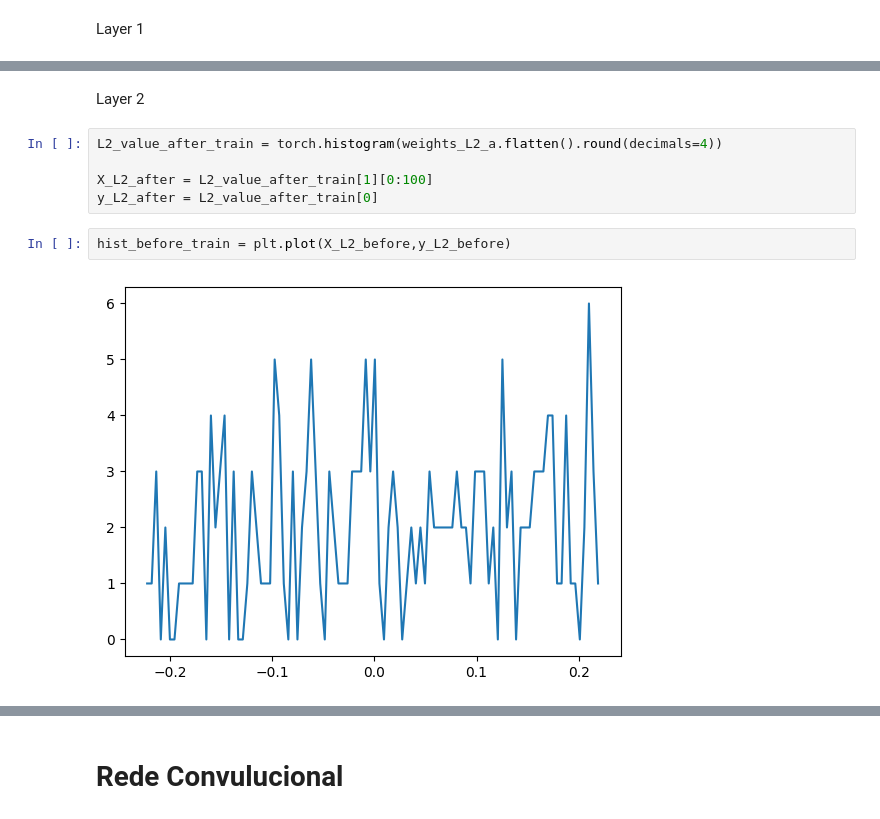
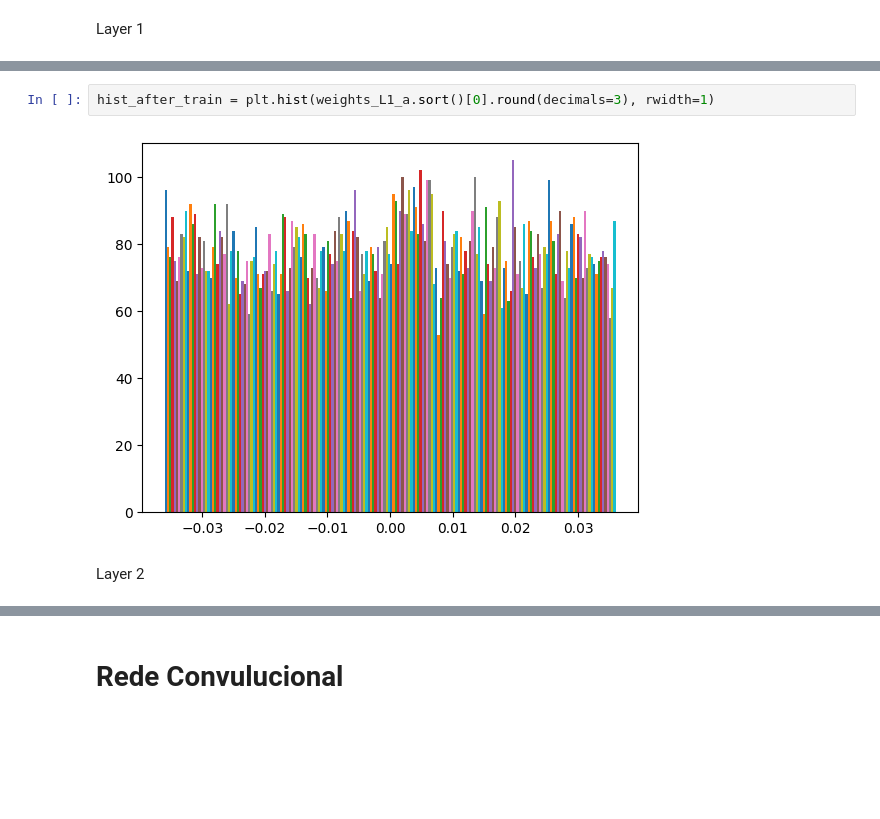
Before and after one commit to Erickllino/Neural_Network, a Jupyter notebook: MNIST.IPYNB, the cells around one changed output, grey strips where cells are left out. Drawn from its saved outputs; the diff is of its cells as text; blank space fills up the shorter version.

```diff
--- a/MNIST.IPYNB
+++ b/MNIST.IPYNB
@@ -221,11 +226,6 @@ hist_after_train = plt.plot(X_L1_after,y_L1_after)
+# %%
+hist_after_train = plt.hist(weights_L1_a.sort()[0].round(decimals=3), rwidth=1)
+# %% [output]
+[figure, added]
 # %% [markdown]
 Layer 2
-# %%
-L2_value_after_train = torch.histogram(weights_L2_a.flatten().round(decimals=4))
-
-X_L2_after = L2_value_after_train[1][0:100]
-y_L2_after = L2_value_after_train[0]
-# %%
-hist_before_train = plt.plot(X_L2_before,y_L2_before)
-# %% [output]
-[figure, removed]
```
Also changed, not shown: parts of 14 cells of this notebook.
